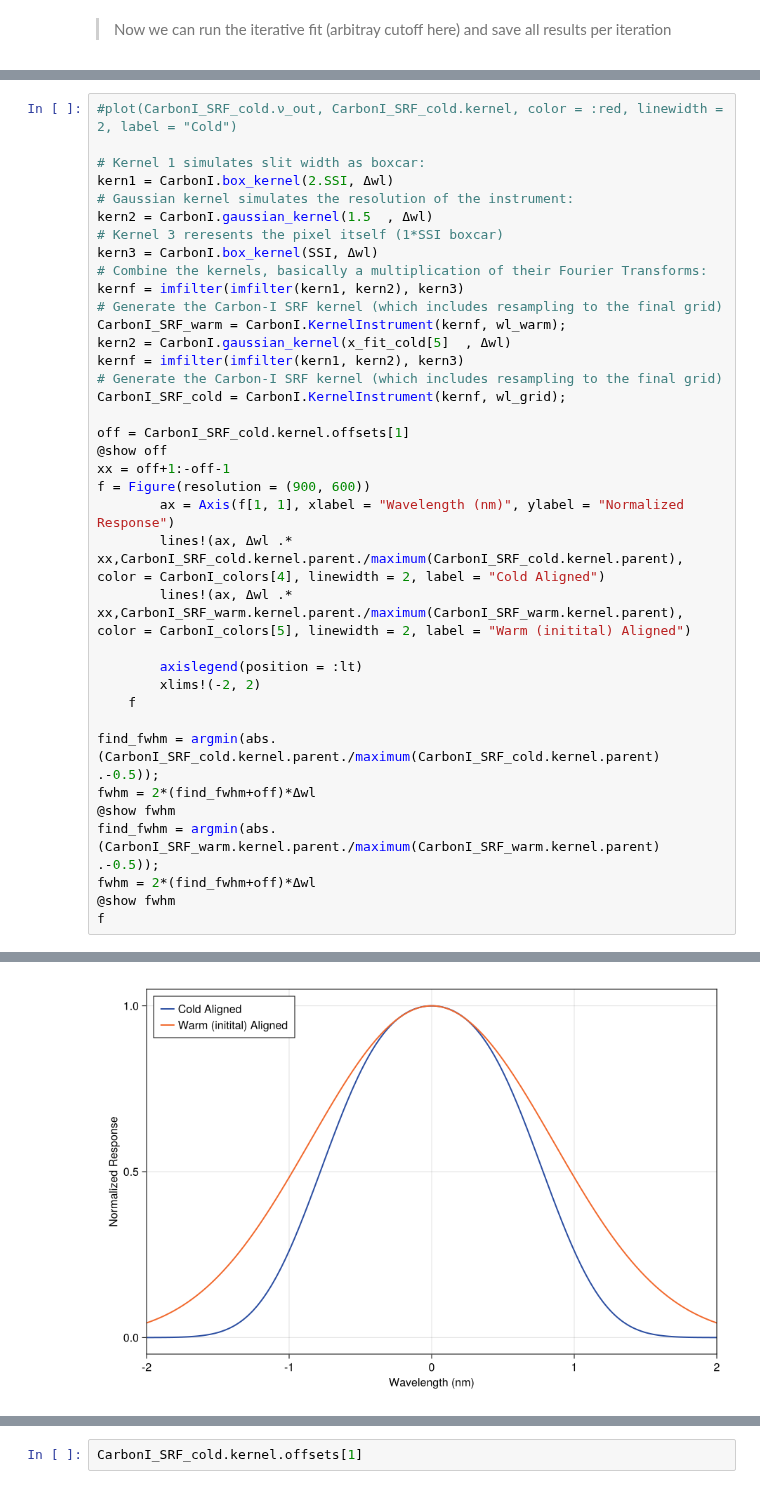
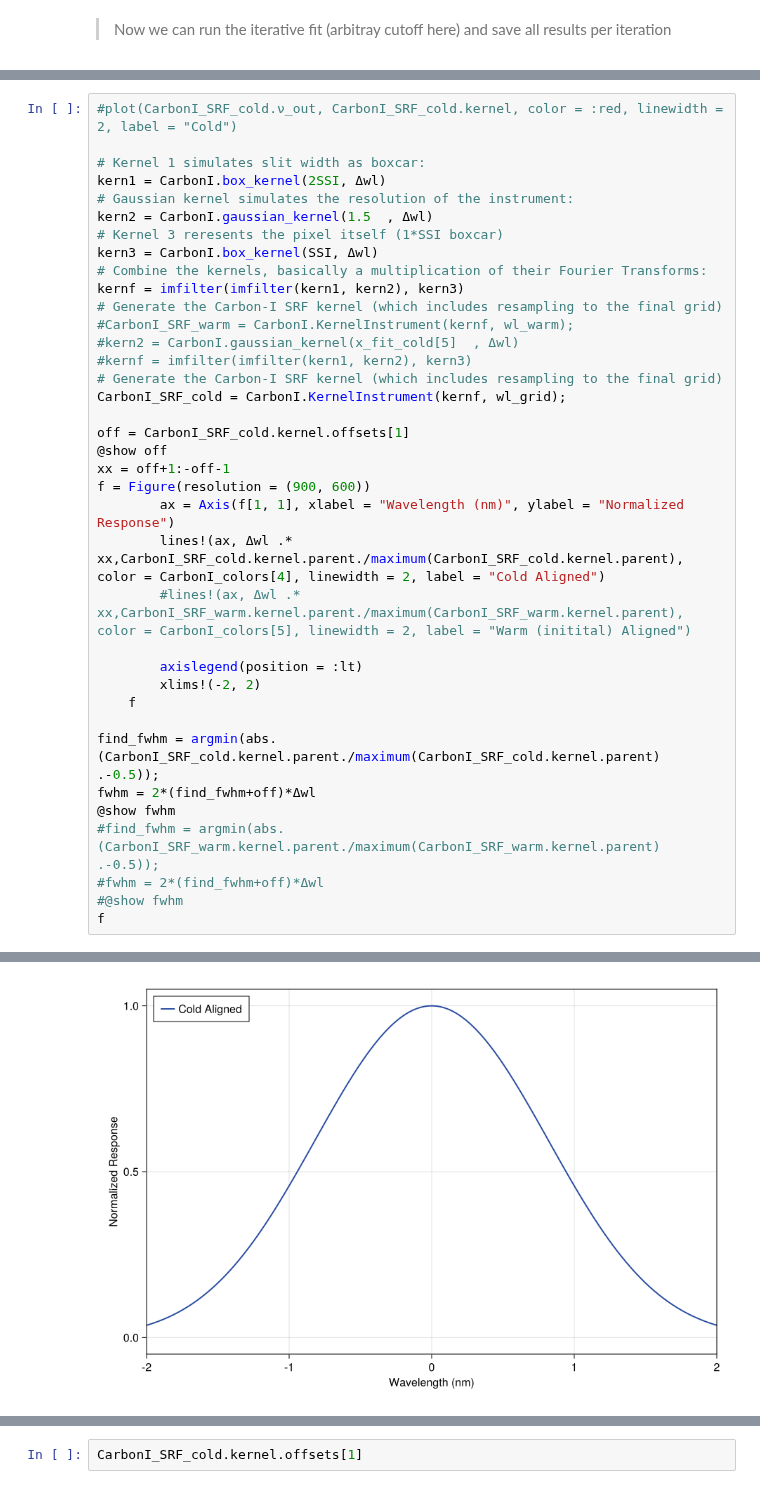
Before and after one commit to Carbon-I/CarbonI, a Jupyter notebook: src/notebooks/TestBedCold.ipynb, the cells around one changed output, grey strips where cells are left out. Cells and saved outputs as stored; diff of their text form.

```diff
--- a/src/notebooks/TestBedCold.ipynb
+++ b/src/notebooks/TestBedCold.ipynb
@@ -377,7 +337,7 @@ CarbonI_SRF_cold.kernel
 #plot(CarbonI_SRF_cold.ν_out, CarbonI_SRF_cold.kernel, color = :red, linewidth = 2, label = "Cold")
 
 # Kernel 1 simulates slit width as boxcar:
-kern1 = CarbonI.box_kernel(2.SSI, Δwl)
+kern1 = CarbonI.box_kernel(2SSI, Δwl)
 # Gaussian kernel simulates the resolution of the instrument:
 kern2 = CarbonI.gaussian_kernel(1.5  , Δwl)
 # Kernel 3 reresents the pixel itself (1*SSI boxcar)
@@ -385,9 +345,9 @@ kern3 = CarbonI.box_kernel(SSI, Δwl)
 # Combine the kernels, basically a multiplication of their Fourier Transforms:
 kernf = imfilter(imfilter(kern1, kern2), kern3)
 # Generate the Carbon-I SRF kernel (which includes resampling to the final grid)
-CarbonI_SRF_warm = CarbonI.KernelInstrument(kernf, wl_warm);
-kern2 = CarbonI.gaussian_kernel(x_fit_cold[5]  , Δwl)
-kernf = imfilter(imfilter(kern1, kern2), kern3)
+#CarbonI_SRF_warm = CarbonI.KernelInstrument(kernf, wl_warm);
+#kern2 = CarbonI.gaussian_kernel(x_fit_cold[5]  , Δwl)
+#kernf = imfilter(imfilter(kern1, kern2), kern3)
 # Generate the Carbon-I SRF kernel (which includes resampling to the final grid)
 CarbonI_SRF_cold = CarbonI.KernelInstrument(kernf, wl_grid);
 
@@ -397,7 +357,7 @@ xx = off+1:-off-1
 f = Figure(resolution = (900, 600))
         ax = Axis(f[1, 1], xlabel = "Wavelength (nm)", ylabel = "Normalized Response")
         lines!(ax, Δwl .* xx,CarbonI_SRF_cold.kernel.parent./maximum(CarbonI_SRF_cold.kernel.parent), color = CarbonI_colors[4], linewidth = 2, label = "Cold Aligned")
-        lines!(ax, Δwl .* xx,CarbonI_SRF_warm.kernel.parent./maximum(CarbonI_SRF_warm.kernel.parent), color = CarbonI_colors[5], linewidth = 2, label = "Warm (initital) Aligned")
+        #lines!(ax, Δwl .* xx,CarbonI_SRF_warm.kernel.parent./maximum(CarbonI_SRF_warm.kernel.parent), color = CarbonI_colors[5], linewidth = 2, label = "Warm (initital) Aligned")
 
         axislegend(position = :lt)
         xlims!(-2, 2)
@@ -406,8 +366,8 @@ f = Figure(resolution = (900, 600))
 find_fwhm = argmin(abs.(CarbonI_SRF_cold.kernel.parent./maximum(CarbonI_SRF_cold.kernel.parent) .-0.5));
 fwhm = 2*(find_fwhm+off)*Δwl
 @show fwhm
-find_fwhm = argmin(abs.(CarbonI_SRF_warm.kernel.parent./maximum(CarbonI_SRF_warm.kernel.parent) .-0.5));
-fwhm = 2*(find_fwhm+off)*Δwl
-@show fwhm
+#find_fwhm = argmin(abs.(CarbonI_SRF_warm.kernel.parent./maximum(CarbonI_SRF_warm.kernel.parent) .-0.5));
+#fwhm = 2*(find_fwhm+off)*Δwl
+#@show fwhm
 f
 # %% [output]
@@ -417,4 +376,4 @@ fwhm = -1.95
-[figure, old version]
+[figure, new version]
 # %%
 x_fit_warm[5]
 x_fit_cold[5]
```
Also changed, not shown: parts of 16 cells of this notebook, 4 other files.
